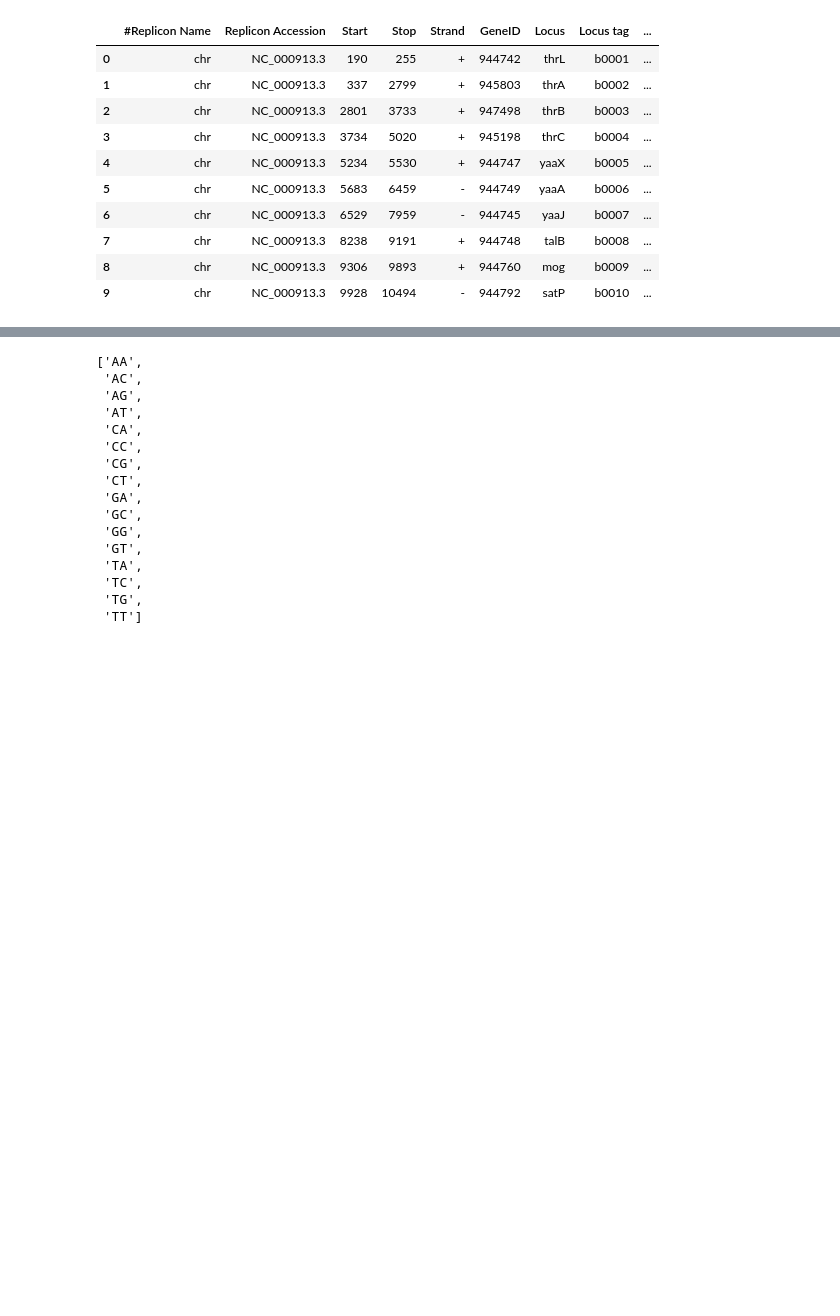
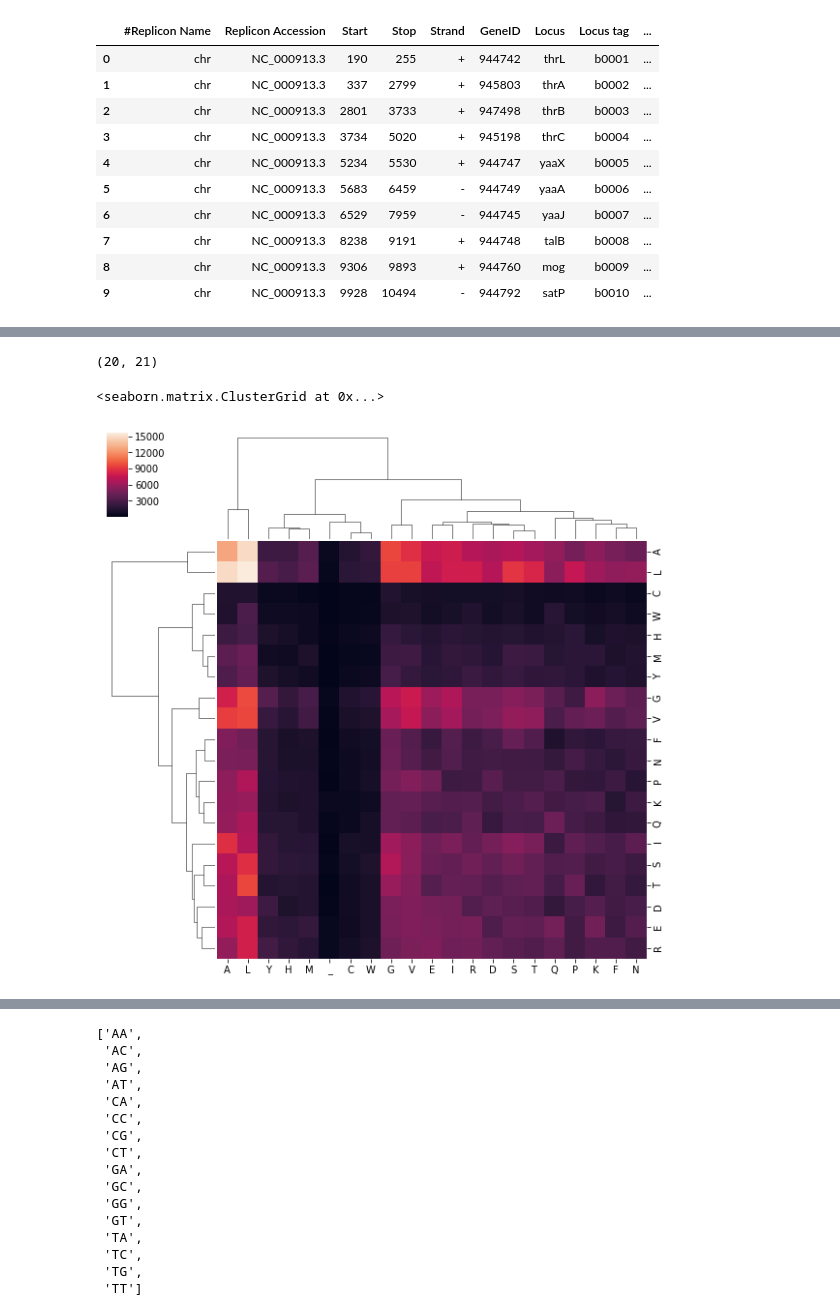
Before and after one commit to ucbmcb288/2019, a Jupyter notebook: MCB288_E_coli2_genes.ipynb, the cells around one changed output, grey strips where cells are left out. Drawn from its saved outputs; the diff is of its cells as text; code cells hidden in the pictures; blank space fills up the shorter version.

```diff
--- a/MCB288_E_coli2_genes.ipynb
+++ b/MCB288_E_coli2_genes.ipynb
@@ -430,0 +738,13 @@ annot.head(10)
+# %%
+# use tuple of aa's as a key
+aa_adjacency = dict()
+for index, row in annot.iterrows():
+    pep = row["peptide"]
+    for j in range(0,len(pep)-1):
+        aa1 = pep[j]
+        aa2 = pep[j+1]
+        aa_tup = (aa1,aa2)
+        if aa_tup in aa_adjacency.keys():
+            aa_adjacency[aa_tup] += 1
+        else:
+            aa_adjacency[aa_tup] = 1
@@ -430,0 +761,7 @@ annot.head(10)
+# %%
+# turn into a data frame (there are fancier ways
+aa_adjacency_df = pd.DataFrame(index = amino_acids, columns = amino_acids)
+for (aa1,aa2) in aa_adjacency.keys():
+    aa_adjacency_df.loc[aa1,aa2] = aa_adjacency[(aa1,aa2)]
+aa_adjacency_df = aa_adjacency_df.fillna(0)
+aa_adjacency_df.tail()
@@ -430,0 +776,12 @@ annot.head(10)
+# %%
+# strip off last row (no pairs start with STOP)
+aa_adjacency_df = aa_adjacency_df.loc[amino_acids[0:20]]
+# %%
+aa_adjacency_df.shape
+# %% [output]
+(20, 21)
+# %%
+sns.clustermap(aa_adjacency_df)
+# %% [output]
+<seaborn.matrix.ClusterGrid at 0x...>
+[figure, added]
```
Also changed, not shown: parts of 56 cells of this notebook, 1 other file.
